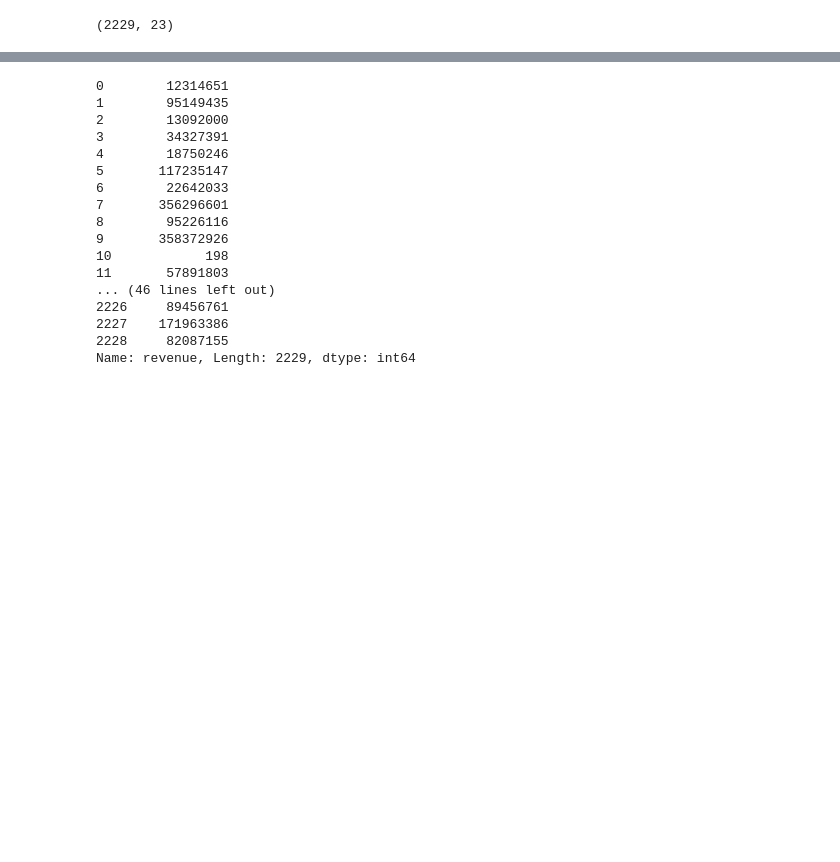
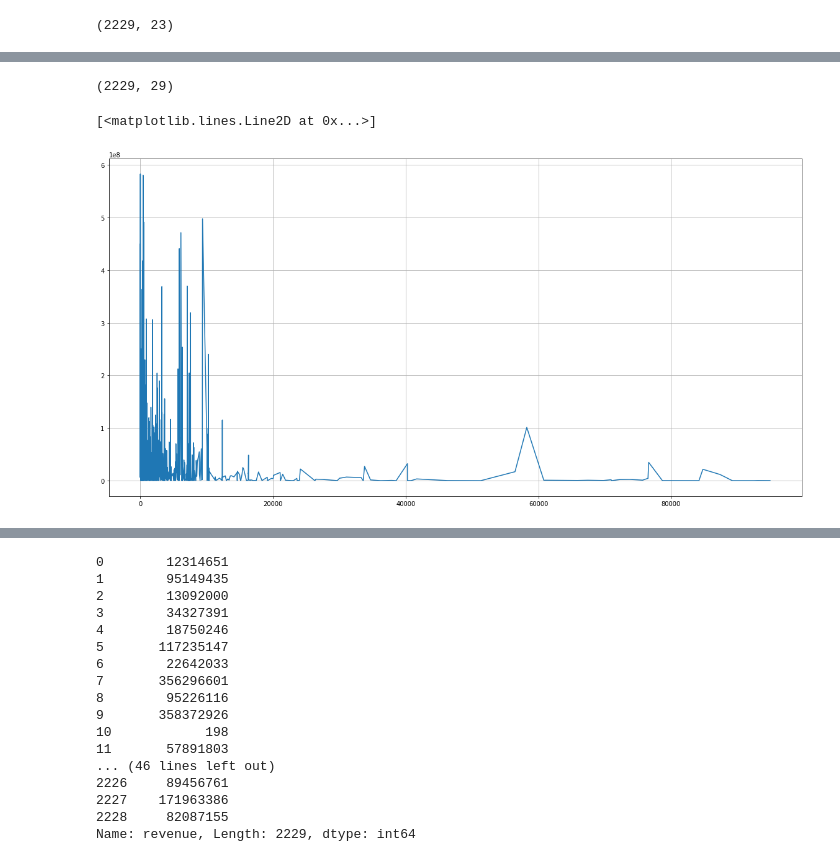
Before and after one commit to JONGSKY/data_science_kaggle, a Jupyter notebook: tmdb_box_office_prediction/code/Untitled.ipynb, the cells around one changed output, grey strips where cells are left out. Drawn from its saved outputs; the diff is of its cells as text; code cells hidden in the pictures; blank space fills up the shorter version.

```diff
--- a/tmdb_box_office_prediction/code/Untitled.ipynb
+++ b/tmdb_box_office_prediction/code/Untitled.ipynb
@@ -380,0 +529,18 @@ train_df['{1}'], train_df['{2}'] = train_df['genres']
+# %%
+genres_id_0_dummies = pd.get_dummies(train_prepro_data['genres_id_0'])[[12,10751,16,878,28,10769,99]]
+# %%
+train_prepro_data = pd.concat([train_prepro_data, genres_id_0_dummies],axis=1)
+
+del train_prepro_data['genres_id_0']
+# %%
+train_prepro_data.shape
+# %% [output]
+(2229, 29)
+# %%
+df = pd.DataFrame(train_prepro_data.groupby(['company_id_0'])['revenue'].mean())
+plt.figure(figsize=(20,10))
+plt.grid()
+plt.plot(df)
+# %% [output]
+[<matplotlib.lines.Line2D at 0x...>]
+[figure, added]
```
Also changed, not shown: parts of 73 cells of this notebook, 1 other file.
